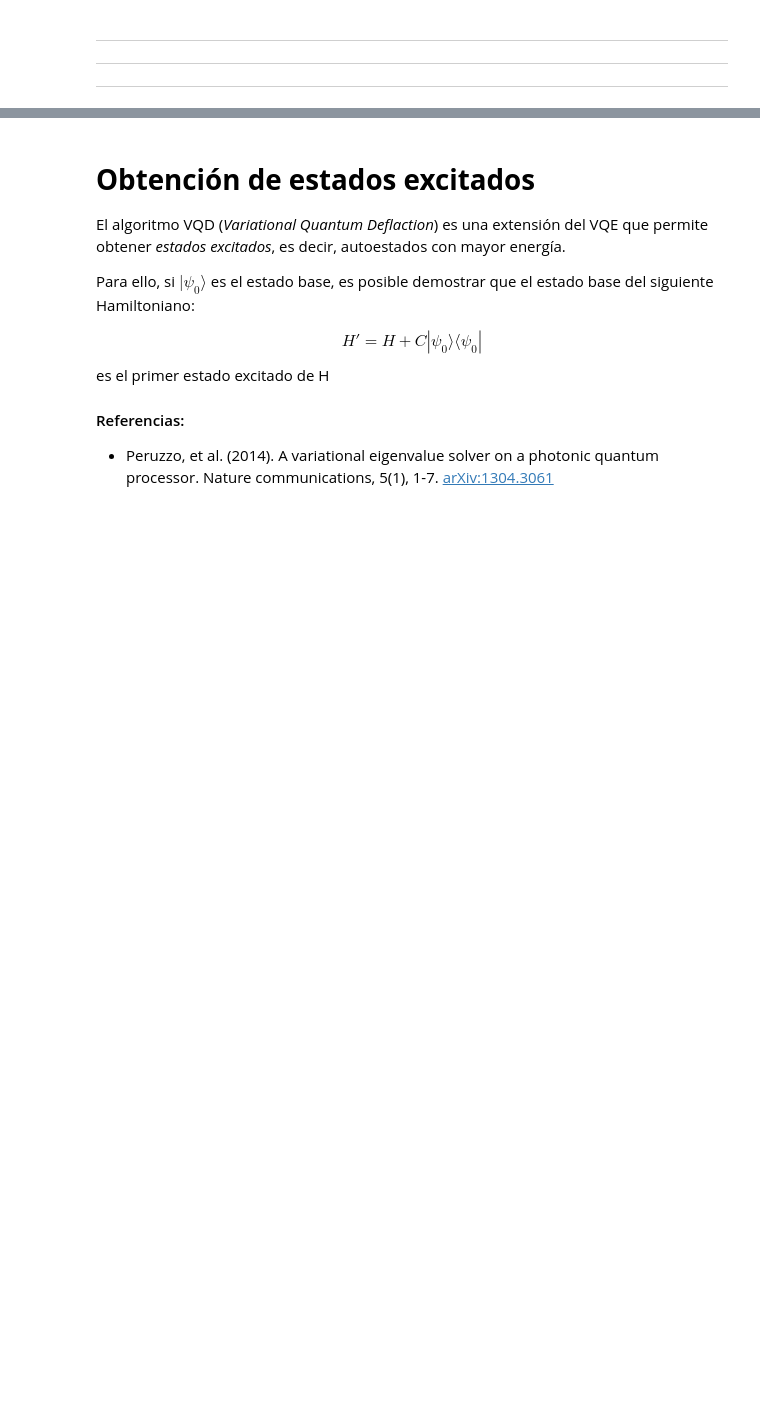
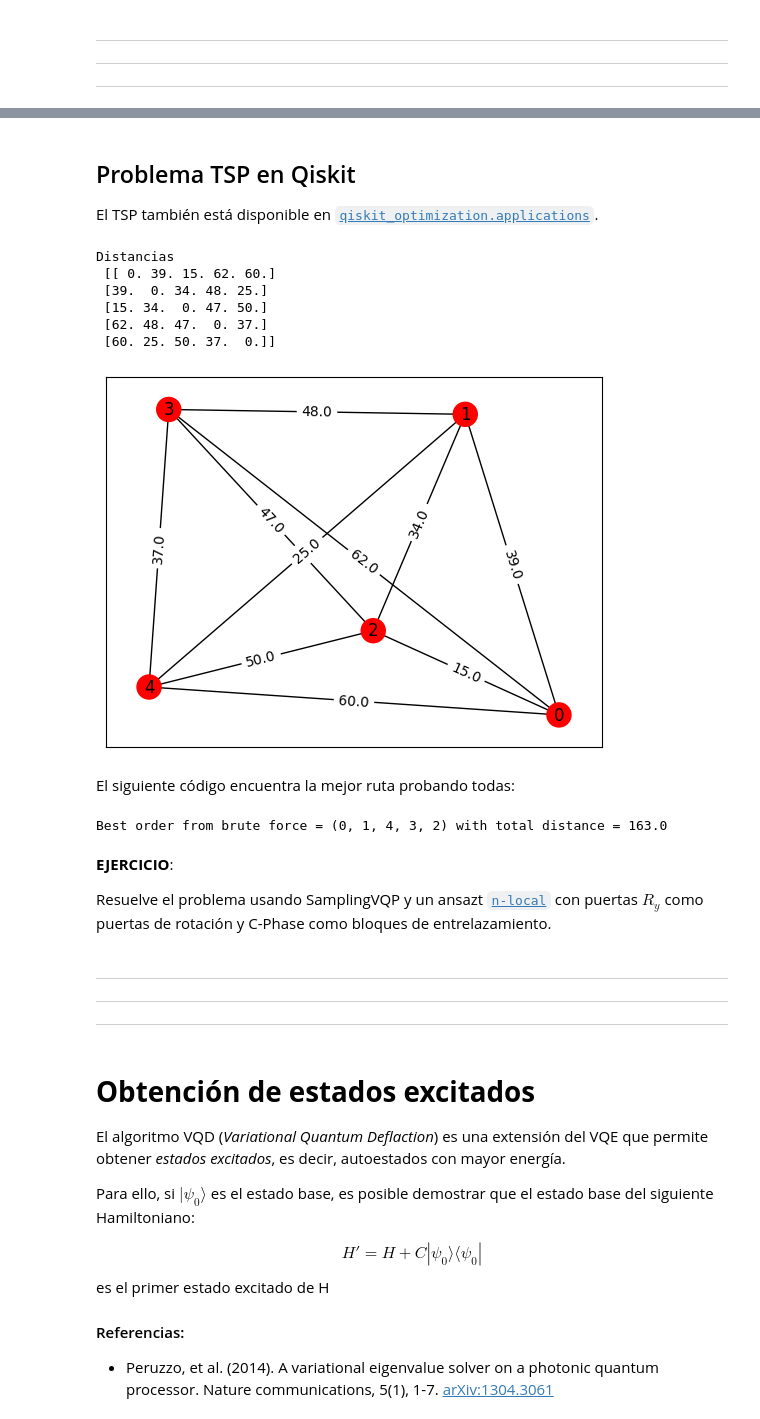
Before and after one commit to tarabelo/PIAC-2526, a Jupyter notebook: Algoritmo cuántico variacional para el cálculo de autovalores (VQE).ipynb, the cells around one changed output, grey strips where cells are left out. Cells and saved outputs as stored; diff of their text form; code cells hidden in the pictures; blank space fills up the shorter version.

```diff
--- a/Algoritmo cuántico variacional para el cálculo de autovalores (VQE).ipynb
+++ b/Algoritmo cuántico variacional para el cálculo de autovalores (VQE).ipynb
@@ -350,3 +414,83 @@ Estado base: {'001': 0.98046875, '100': 0.0126953125, '010': 0.001953125, '011':
+# %% [markdown]
+## Problema TSP en Qiskit
+
+El TSP también está disponible en [`qiskit_optimization.applications`](https://qiskit-community.github.io/qiskit-optimization/apidocs/qiskit_optimization.applications.html).
+# %%
+import networkx as nx
+import numpy as np
+import matplotlib as plt
+from qiskit_optimization.applications import Tsp
+
+n = 5
+tsp = Tsp.create_random_instance(n, seed=5365)
+G = tsp.graph
+
+adj_matrix = nx.to_numpy_array(G)
+print("Distancias\n", adj_matrix)
+
+# Mostramos el grafo
+layout = nx.random_layout(G,seed=10)
+colors = ["r" for node in tsp.graph.nodes]
+nx.draw_networkx(G, layout, node_color=colors)
+labels = nx.get_edge_attributes(G, 'weight')
+nx.draw_networkx_edge_labels(G, pos=layout, edge_labels=labels);
+# %% [output]
+Distancias
+ [[ 0. 39. 15. 62. 60.]
+ [39.  0. 34. 48. 25.]
+ [15. 34.  0. 47. 50.]
+ [62. 48. 47.  0. 37.]
+ [60. 25. 50. 37.  0.]]
+[figure, added]
+# %% [markdown]
+El siguiente código encuentra la mejor ruta probando todas:
+# %%
+from itertools import permutations
+
+
+def brute_force_tsp(w, N):
+    a = list(permutations(range(1, N)))
+    last_best_distance = 1e10
+    for i in a:
+        distance = 0
+        pre_j = 0
+        for j in i:
+            distance = distance + w[j, pre_j]
+            pre_j = j
+        distance = distance + w[pre_j, 0]
+        order = (0,) + i
+        if distance < last_best_distance:
+            best_order = order
+            last_best_distance = distance
+            #print("order = " + str(order) + " Distance = " + str(distance))
+    return last_best_distance, best_order
+
+
+best_distance, best_order = brute_force_tsp(adj_matrix, n)
+print(
+    "Best order from brute force = "
+    + str(best_order)
+    + " with total distance = "
+    + str(best_distance)
+)
+# %% [output]
+Best order from brute force = (0, 1, 4, 3, 2) with total distance = 163.0
+# %% [markdown]
+**EJERCICIO**:
+
+Resuelve el problema usando SamplingVQP y un ansazt [`n-local`](https://quantum.cloud.ibm.com/docs/en/api/qiskit/qiskit.circuit.library.n_local) con puertas $R_y$ como puertas de rotación y C-Phase como bloques de entrelazamiento.
+# %% [markdown]
+
+
+---
+
+
+
+---
+
+
+
+---
 # %% [markdown]
 <a name="excitados"></a>
 # **Obtención de estados excitados**
```
Also changed, not shown: parts of 3 cells of this notebook.
